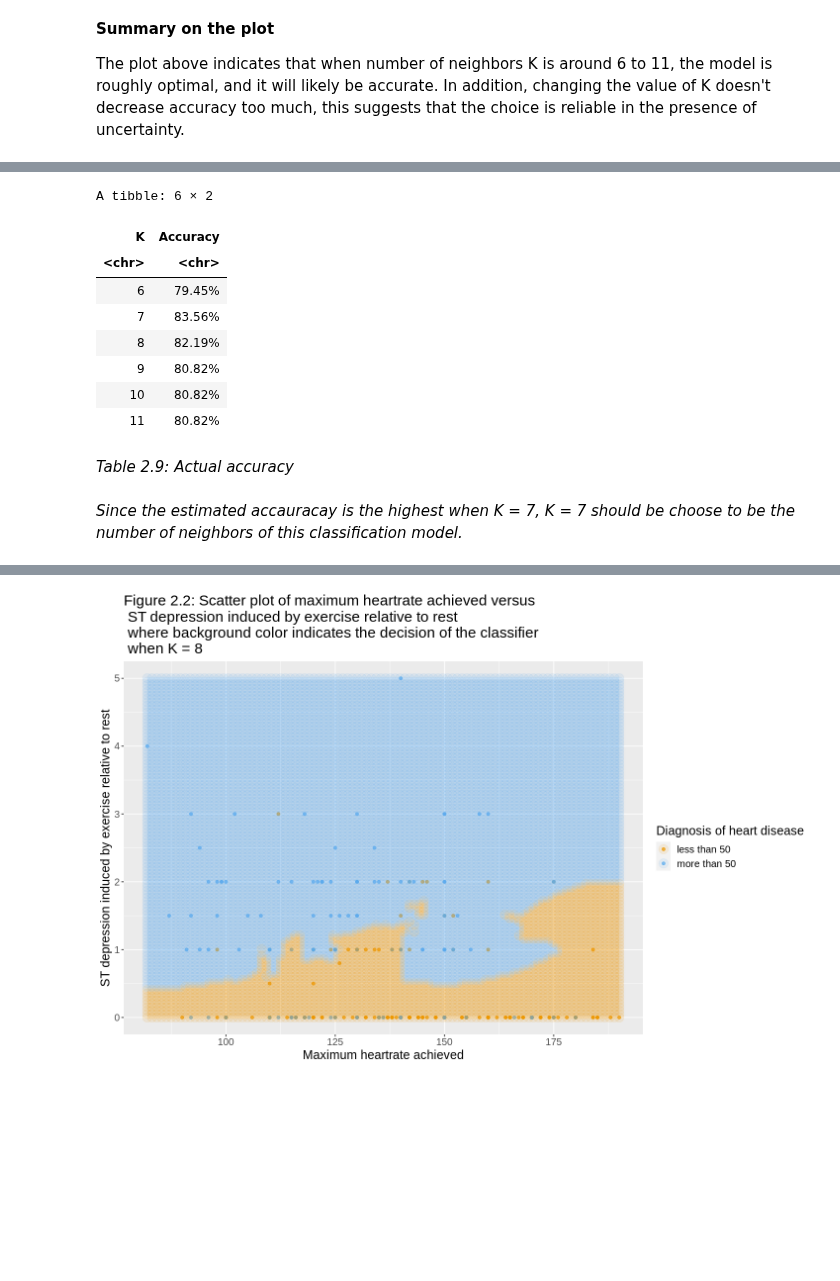
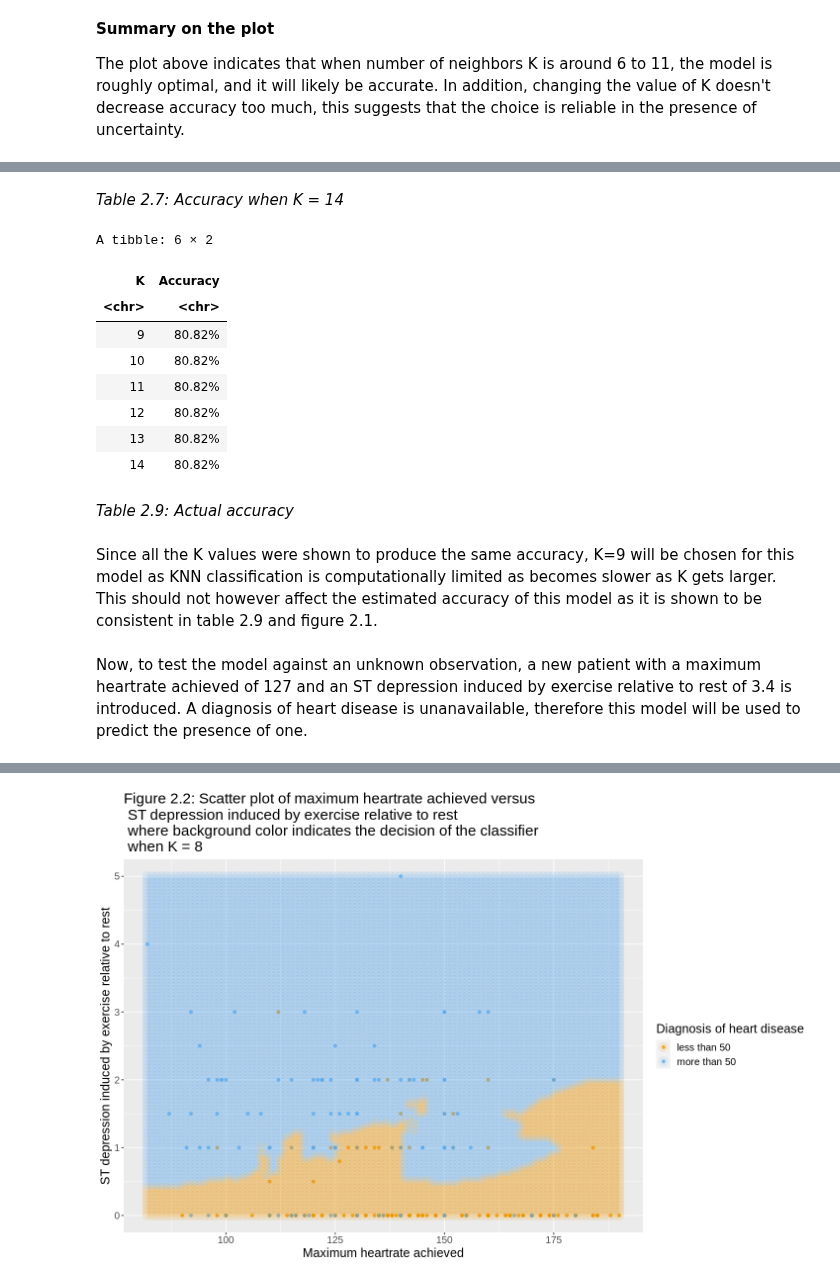
Before and after one commit to papercheesecake/DSCI100-group-project-18, a Jupyter notebook: group_report.ipynb, the cells around one changed output, grey strips where cells are left out. Cells and saved outputs as stored; diff of their text form; code cells hidden in the pictures; blank space fills up the shorter version.

Commit message:
started the analysis, edited intro

```diff
--- a/group_report.ipynb
+++ b/group_report.ipynb
@@ -742,19 +766,23 @@ heart_predict_12
+# %% [markdown]
+*Table 2.7: Accuracy when K = 14*
 # %%
 # Comparing accuracies
-accuracy_compare <- tibble(K = c('6', '7','8', '9', '10', '11'),
-                           Accuracy = c('79.45%', '83.56%','82.19%', '80.82%', '80.82%', '80.82%'))
+accuracy_compare <- tibble(K = c('9', '10', '11', '12', '13', '14'),
+                           Accuracy = c('80.82%', '80.82%','80.82%', '80.82%', '80.82%', '80.82%'))
 accuracy_compare
 # %% [output]
 A tibble: 6 × 2
 | K | Accuracy |
 | <chr> | <chr> |
-| 6 | 79.45% |
-| 7 | 83.56% |
-| 8 | 82.19% |
 | 9 | 80.82% |
 | 10 | 80.82% |
 | 11 | 80.82% |
+| 12 | 80.82% |
+| 13 | 80.82% |
+| 14 | 80.82% |
 # %% [markdown]
 *Table 2.9: Actual accuracy*
-# %% [markdown]
-*Since the estimated accauracay is the highest when K = 7, K = 7 should be choose to be the number of neighbors of this classification model.*
+# %% [markdown]
+Since all the K values were shown to produce the same accuracy, K=9 will be chosen for this model as KNN classification is computationally limited as becomes slower as K gets larger. This should not however affect the estimated accuracy of this model as it is shown to be consistent in table 2.9 and figure 2.1.
+# %% [markdown]
+Now, to test the model against an unknown observation, a new patient with a maximum heartrate achieved of 127 and an ST depression induced by exercise relative to rest of 3.4 is introduced. A diagnosis of heart disease is unanavailable, therefore this model will be used to predict the presence of one.
```
Also changed, not shown: parts of 44 cells of this notebook.
